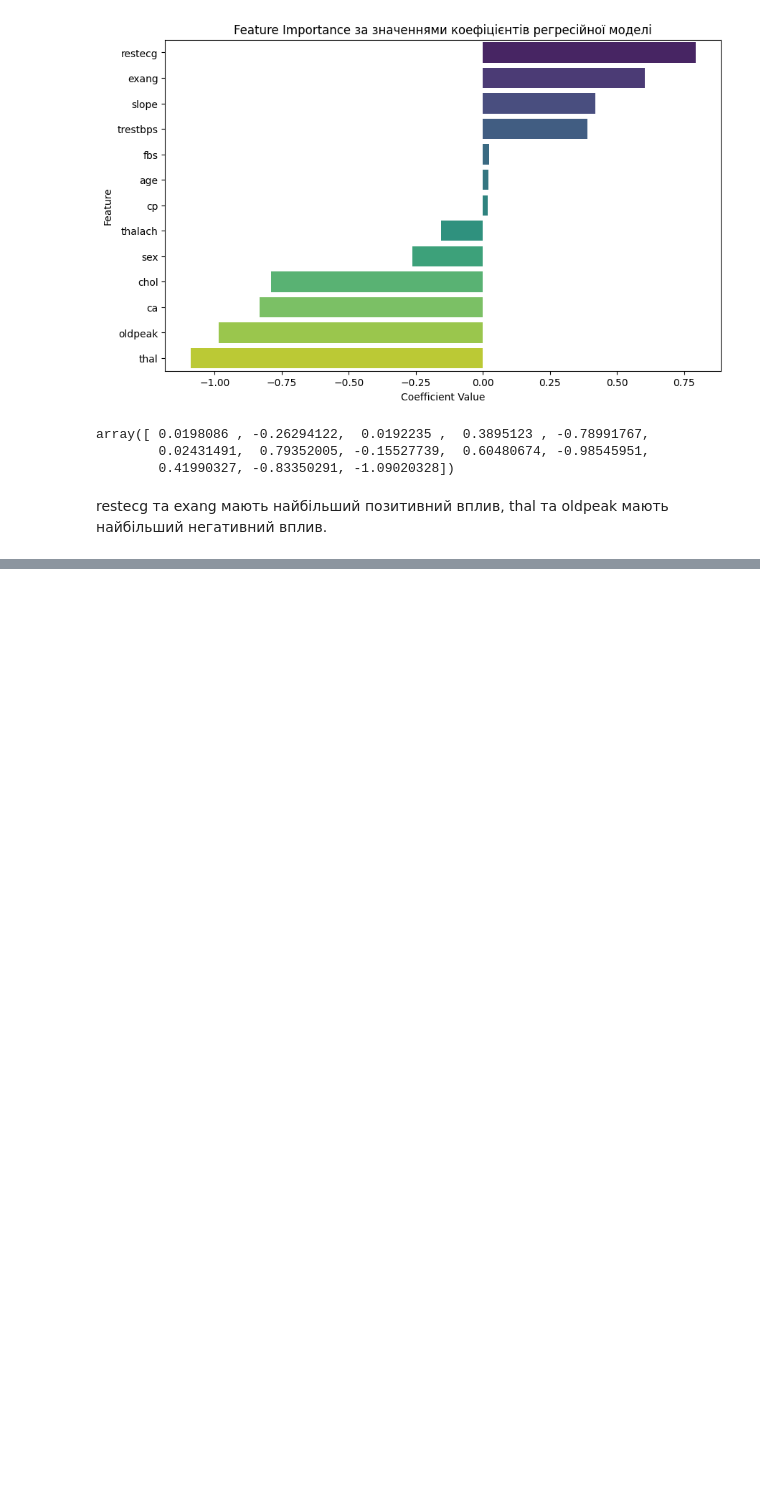
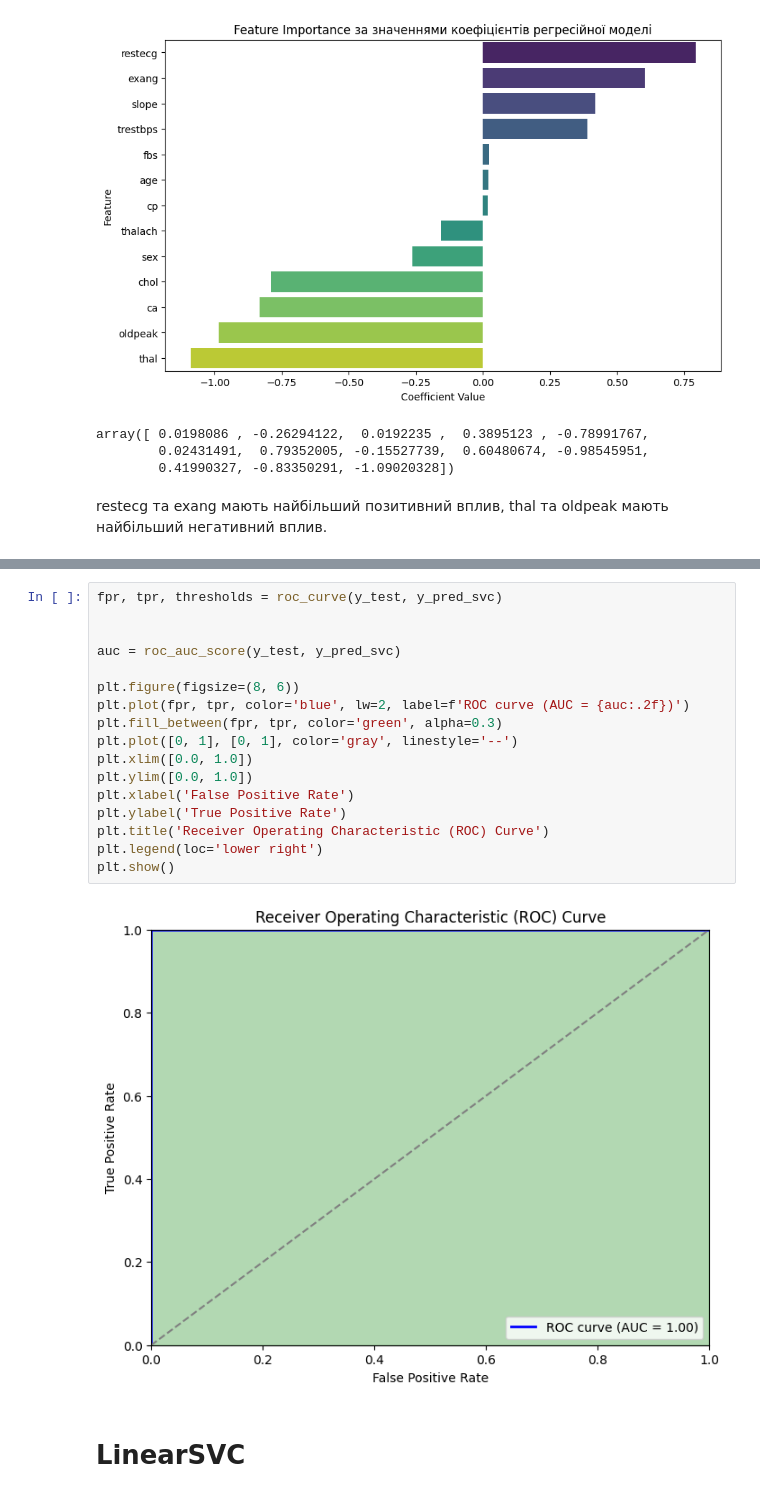
Before and after one commit to Valakas148/ML, a Jupyter notebook: lr3/lr3.ipynb, the cells around one changed output, grey strips where cells are left out. Saved outputs shown, nothing was run; the diff lists cells and outputs as text; blank space fills up the shorter version.

```diff
--- a/lr3/lr3.ipynb
+++ b/lr3/lr3.ipynb
@@ -316,0 +400,21 @@ restecg та exang мають найбільший позитивний впли
+# %%
+fpr, tpr, thresholds = roc_curve(y_test, y_pred_svc)
+
+
+auc = roc_auc_score(y_test, y_pred_svc)
+
+plt.figure(figsize=(8, 6))
+plt.plot(fpr, tpr, color='blue', lw=2, label=f'ROC curve (AUC = {auc:.2f})')
+plt.fill_between(fpr, tpr, color='green', alpha=0.3)
+plt.plot([0, 1], [0, 1], color='gray', linestyle='--')
+plt.xlim([0.0, 1.0])
+plt.ylim([0.0, 1.0])
+plt.xlabel('False Positive Rate')
+plt.ylabel('True Positive Rate')
+plt.title('Receiver Operating Characteristic (ROC) Curve')
+plt.legend(loc='lower right')
+plt.show()
+# %% [output]
+[figure, added]
+# %% [markdown]
+#  LinearSVC
```
Also changed, not shown: parts of 17 cells of this notebook.
